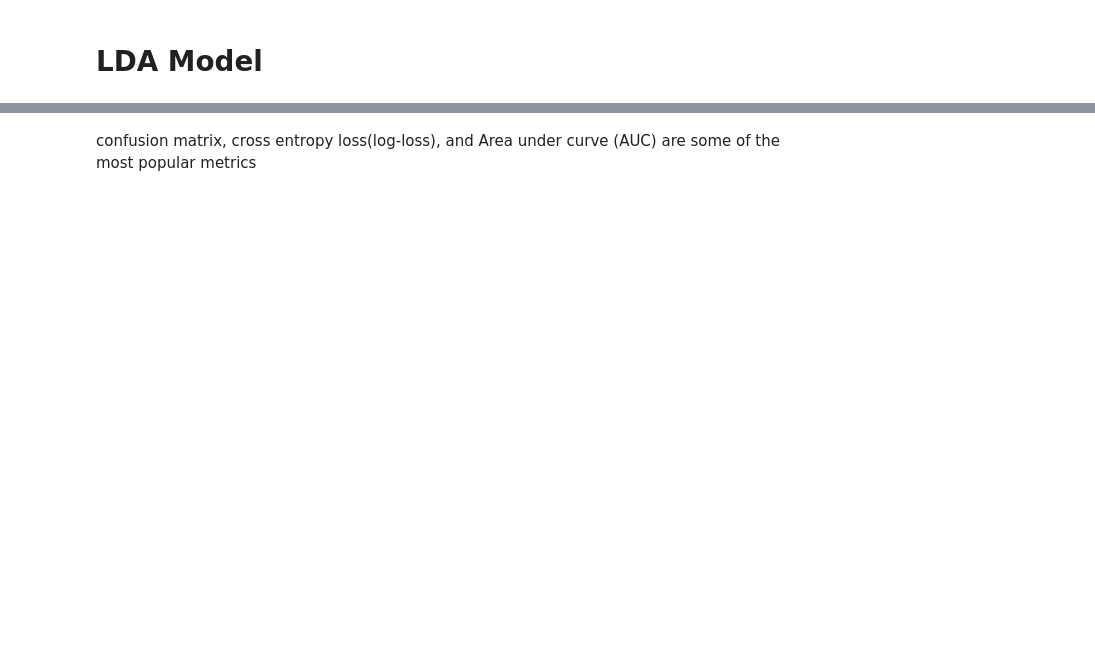
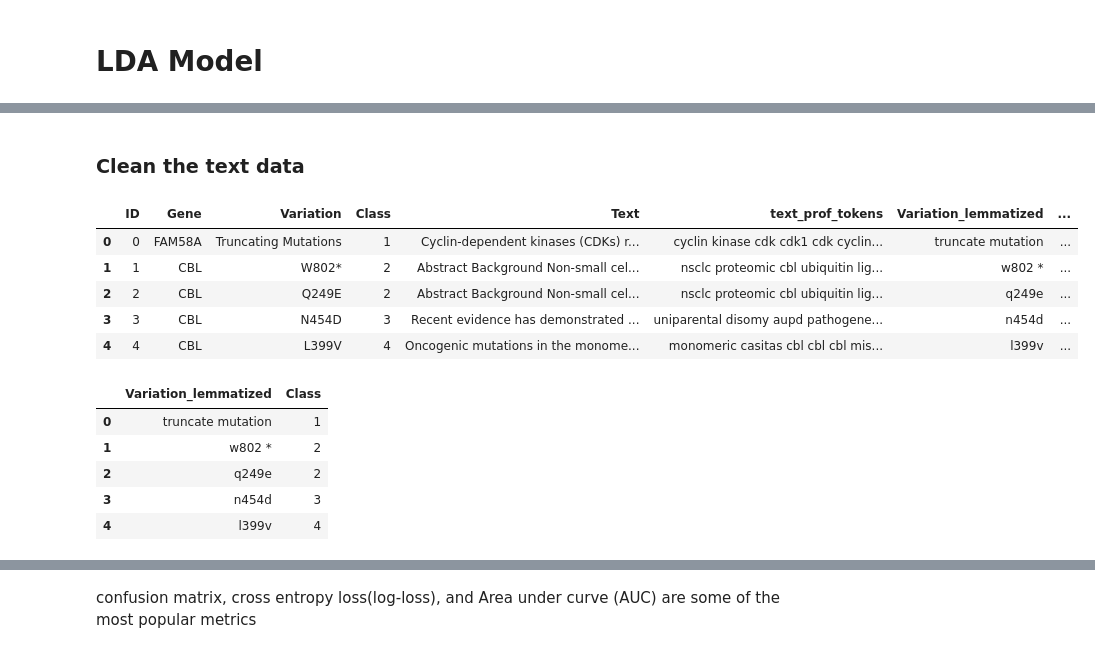
Before and after one commit to bgsuper/Personalized_Medicine, a Jupyter notebook: LDA_train_data.ipynb, the cells around one changed output, grey strips where cells are left out. Cells and saved outputs as stored; diff of their text form; code cells hidden in the pictures; blank space fills up the shorter version.

```diff
--- a/LDA_train_data.ipynb
+++ b/LDA_train_data.ipynb
@@ -212,0 +85,11 @@ for i, topic_dist in enumerate(topic_word):
+# %%
+data_dir = './data'
+if not os.path.exists(data_dir):
+    os.mkdir(data_dir)
+
+train_clean_text_path = os.path.join(data_dir, 'train_clean_text.csv')
+
+train = utils.TrainDataSet('./data/training_variants', './data/training_text')
+test = utils.TestDataSet('./data/test_variants', './data/test_text')
+
+display(train.show_documents())
@@ -212,0 +103,32 @@ for i, topic_dist in enumerate(topic_word):
+# %% [markdown]
+<a id='eda'></a>
+### Clean the text data
+# %%
+# clean text data
+train.extract_prof_text()
+train.dataset_clean = train.dataset_clean.dropna(how='any', axis=0)
+train.text_length(train.dataset_clean)
+train.lemmatize(train.dataset_clean)
+train.lemmatize(train.dataset_clean, col='Gene')
+train_variation_class_pair = train.variation_class()
+display(train.dataset_clean.head())
+display(train_variation_class_pair.head())
+# same for test data
+test.extract_prof_text()
+test.dataset_clean = test.dataset_clean.drop(['Text','Gene','Variation'], axis=1)
+test.dataset_clean = test.dataset_clean.dropna(how='any', axis=0)
+test.text_length(test.dataset_clean)
+test_variation= test.dataset_clean[['Variation_lemmatized']]
+# %% [output]
+|  | ID | Gene | Variation | Class | Text | text_prof_tokens | Variation_lemmatized | ... |
+| 0 | 0 | FAM58A | Truncating Mutations | 1 | Cyclin-dependent kinases (CDKs) r... | cyclin kinase cdk cdk1 cdk cyclin... | truncate mutation | ... |
+| 1 | 1 | CBL | W802* | 2 | Abstract Background Non-small cel... | nsclc proteomic cbl ubiquitin lig... | w802 * | ... |
+| 2 | 2 | CBL | Q249E | 2 | Abstract Background Non-small cel... | nsclc proteomic cbl ubiquitin lig... | q249e | ... |
+| 3 | 3 | CBL | N454D | 3 | Recent evidence has demonstrated ... | uniparental disomy aupd pathogene... | n454d | ... |
+| 4 | 4 | CBL | L399V | 4 | Oncogenic mutations in the monome... | monomeric casitas cbl cbl cbl mis... | l399v | ... |
+|  | Variation_lemmatized | Class |
+| 0 | truncate mutation | 1 |
+| 1 | w802 * | 2 |
+| 2 | q249e | 2 |
+| 3 | n454d | 3 |
+| 4 | l399v | 4 |
```
Also changed, not shown: parts of 73 cells of this notebook, 1 other file.
